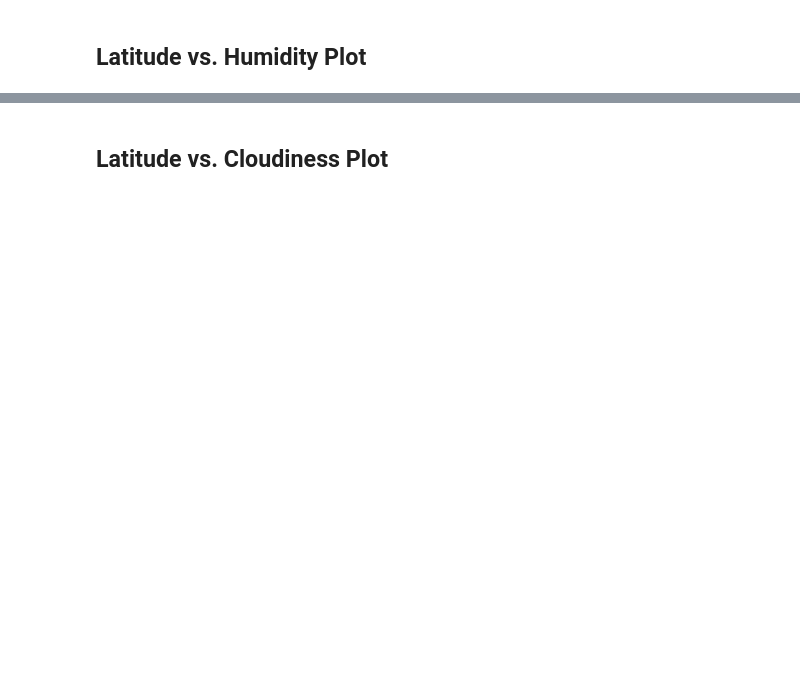
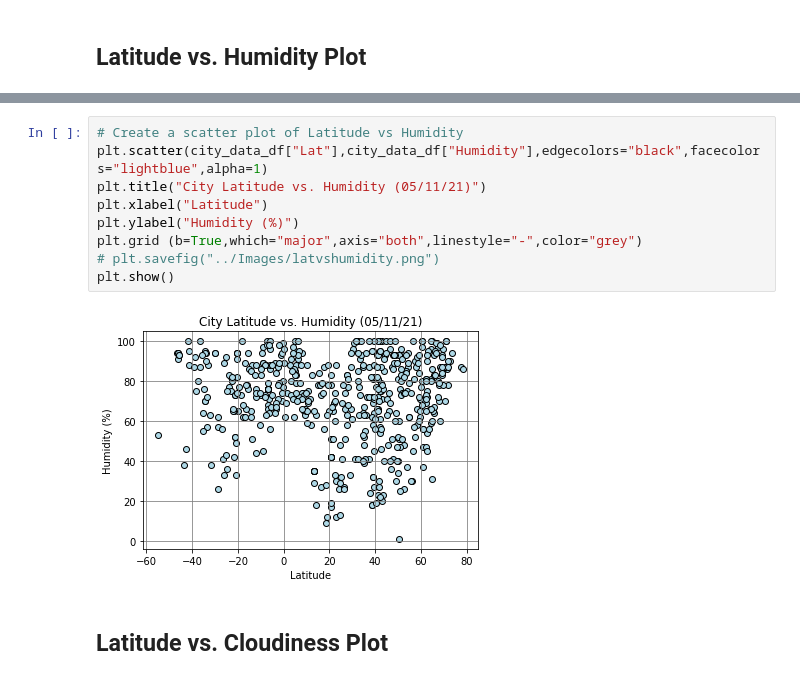
Before and after one commit to pfeliciano1/WeatherPy-VacationPy, a Jupyter notebook: WeatherPy/WeatherPy.ipynb, the cells around one changed output, grey strips where cells are left out. Saved outputs shown, nothing was run; the diff lists cells and outputs as text; blank space fills up the shorter version.

```diff
--- a/WeatherPy/WeatherPy.ipynb
+++ b/WeatherPy/WeatherPy.ipynb
@@ -219,2 +224,13 @@ Int64Index([], dtype='int64')
+# %%
+# Create a scatter plot of Latitude vs Humidity
+plt.scatter(city_data_df["Lat"],city_data_df["Humidity"],edgecolors="black",facecolors="lightblue",alpha=1)
+plt.title("City Latitude vs. Humidity (05/11/21)")
+plt.xlabel("Latitude")
+plt.ylabel("Humidity (%)")
+plt.grid (b=True,which="major",axis="both",linestyle="-",color="grey")
+# plt.savefig("../Images/latvshumidity.png")
+plt.show()
+# %% [output]
+[figure, added]
 # %% [markdown]
 ## Latitude vs. Cloudiness Plot
```
Also changed, not shown: parts of 7 cells of this notebook.
